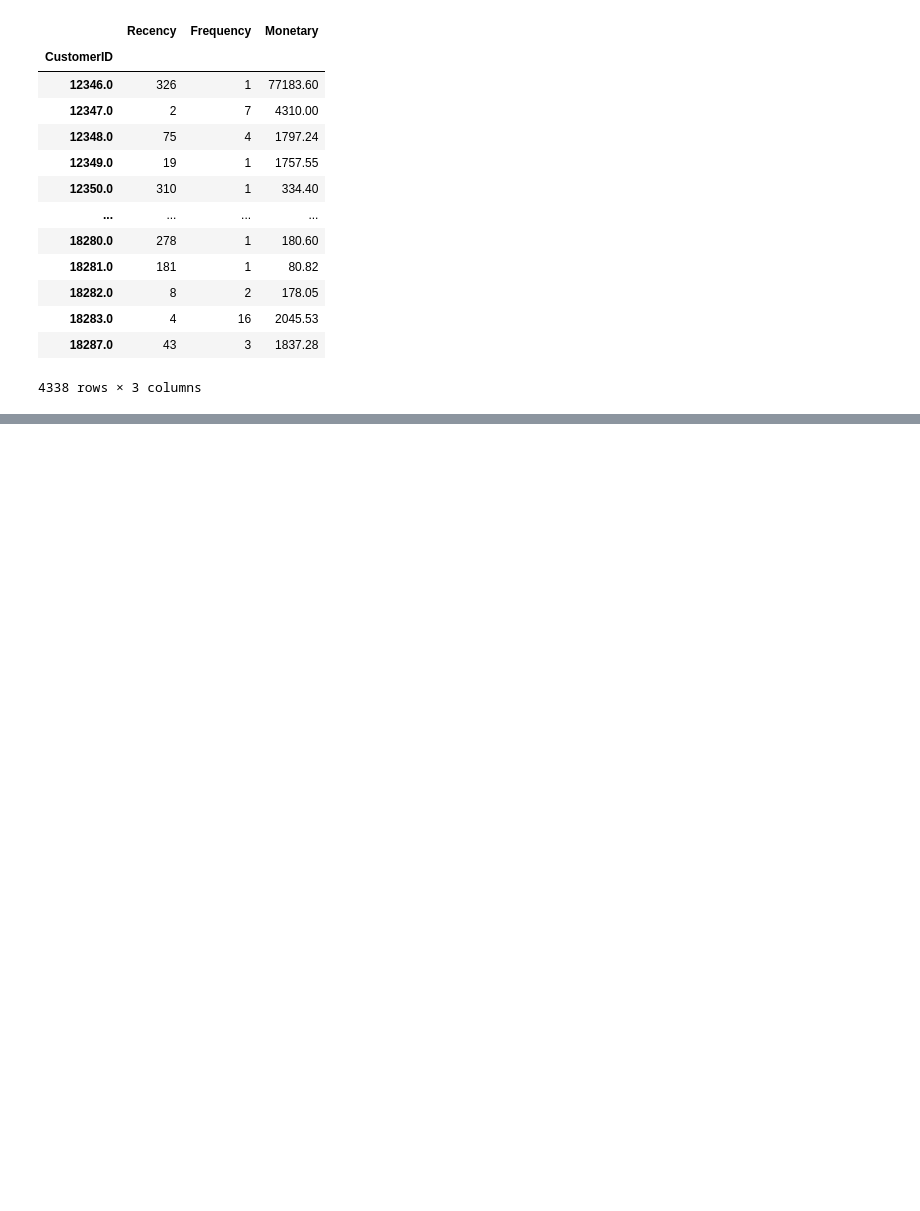
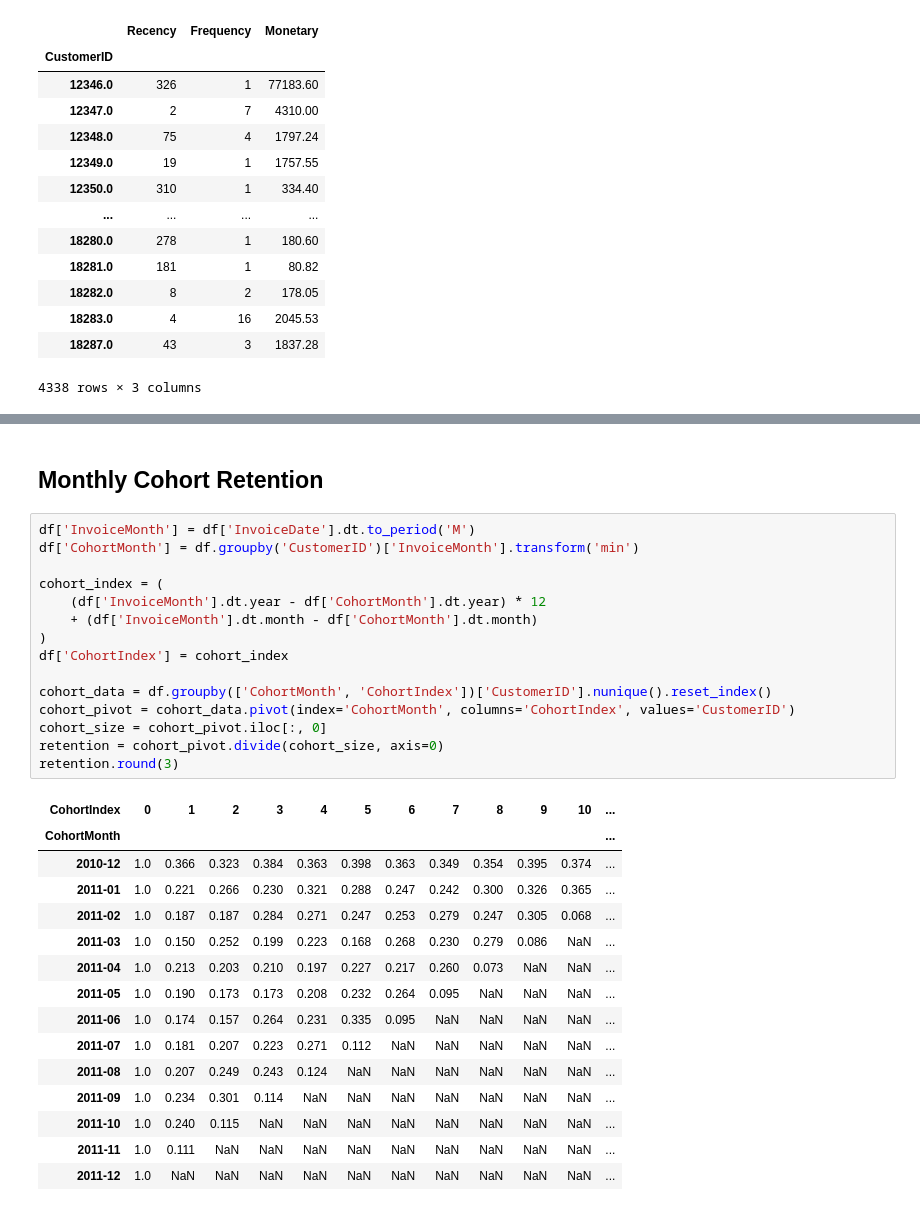
Before and after one commit to saiteja-sarvu/OnlineRetailAnalysis, a Jupyter notebook: notebooks/analysis.ipynb, the cells around one changed output, grey strips where cells are left out. Saved outputs shown, nothing was run; the diff lists cells and outputs as text; blank space fills up the shorter version.

```diff
--- a/notebooks/analysis.ipynb
+++ b/notebooks/analysis.ipynb
@@ -200,0 +277,33 @@ rfm
+# %% [markdown]
+## Monthly Cohort Retention
+# %%
+df['InvoiceMonth'] = df['InvoiceDate'].dt.to_period('M')
+df['CohortMonth'] = df.groupby('CustomerID')['InvoiceMonth'].transform('min')
+
+cohort_index = (
+    (df['InvoiceMonth'].dt.year - df['CohortMonth'].dt.year) * 12
+    + (df['InvoiceMonth'].dt.month - df['CohortMonth'].dt.month)
+)
+df['CohortIndex'] = cohort_index
+
+cohort_data = df.groupby(['CohortMonth', 'CohortIndex'])['CustomerID'].nunique().reset_index()
+cohort_pivot = cohort_data.pivot(index='CohortMonth', columns='CohortIndex', values='CustomerID')
+cohort_size = cohort_pivot.iloc[:, 0]
+retention = cohort_pivot.divide(cohort_size, axis=0)
+retention.round(3)
+# %% [output]
+| CohortIndex | 0 | 1 | 2 | 3 | 4 | 5 | 6 | 7 | 8 | 9 | 10 | ... |
+| CohortMonth |  |  |  |  |  |  |  |  |  |  |  | ... |
+| 2010-12 | 1.0 | 0.366 | 0.323 | 0.384 | 0.363 | 0.398 | 0.363 | 0.349 | 0.354 | 0.395 | 0.374 | ... |
+| 2011-01 | 1.0 | 0.221 | 0.266 | 0.230 | 0.321 | 0.288 | 0.247 | 0.242 | 0.300 | 0.326 | 0.365 | ... |
+| 2011-02 | 1.0 | 0.187 | 0.187 | 0.284 | 0.271 | 0.247 | 0.253 | 0.279 | 0.247 | 0.305 | 0.068 | ... |
+| 2011-03 | 1.0 | 0.150 | 0.252 | 0.199 | 0.223 | 0.168 | 0.268 | 0.230 | 0.279 | 0.086 | NaN | ... |
+| 2011-04 | 1.0 | 0.213 | 0.203 | 0.210 | 0.197 | 0.227 | 0.217 | 0.260 | 0.073 | NaN | NaN | ... |
+| 2011-05 | 1.0 | 0.190 | 0.173 | 0.173 | 0.208 | 0.232 | 0.264 | 0.095 | NaN | NaN | NaN | ... |
+| 2011-06 | 1.0 | 0.174 | 0.157 | 0.264 | 0.231 | 0.335 | 0.095 | NaN | NaN | NaN | NaN | ... |
+| 2011-07 | 1.0 | 0.181 | 0.207 | 0.223 | 0.271 | 0.112 | NaN | NaN | NaN | NaN | NaN | ... |
+| 2011-08 | 1.0 | 0.207 | 0.249 | 0.243 | 0.124 | NaN | NaN | NaN | NaN | NaN | NaN | ... |
+| 2011-09 | 1.0 | 0.234 | 0.301 | 0.114 | NaN | NaN | NaN | NaN | NaN | NaN | NaN | ... |
+| 2011-10 | 1.0 | 0.240 | 0.115 | NaN | NaN | NaN | NaN | NaN | NaN | NaN | NaN | ... |
+| 2011-11 | 1.0 | 0.111 | NaN | NaN | NaN | NaN | NaN | NaN | NaN | NaN | NaN | ... |
+| 2011-12 | 1.0 | NaN | NaN | NaN | NaN | NaN | NaN | NaN | NaN | NaN | NaN | ... |
```
Also changed, not shown: parts of 15 cells of this notebook, 4 other files.
